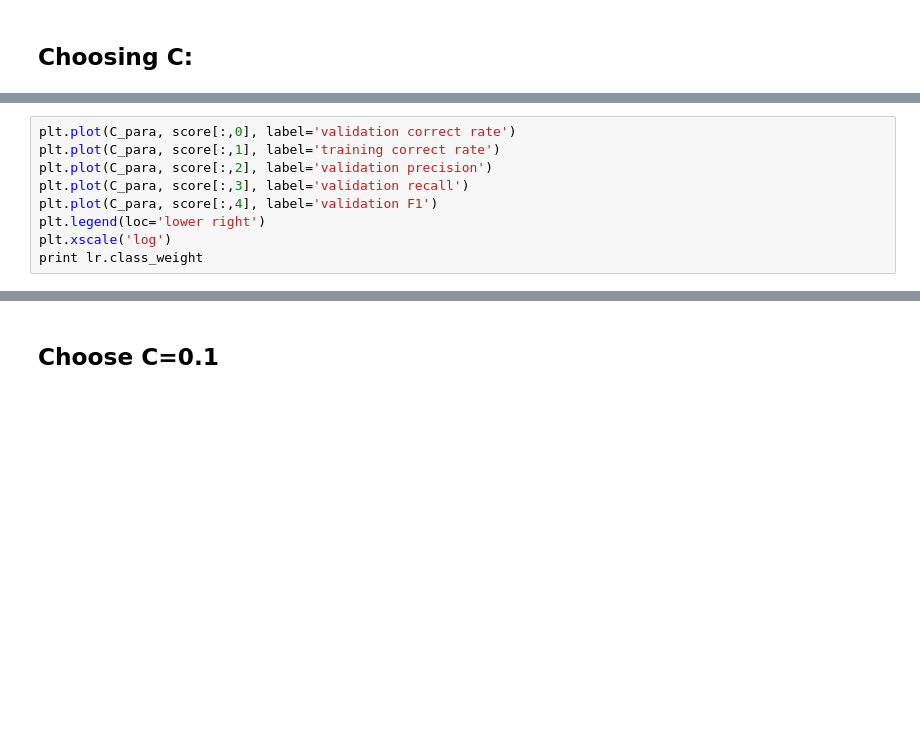
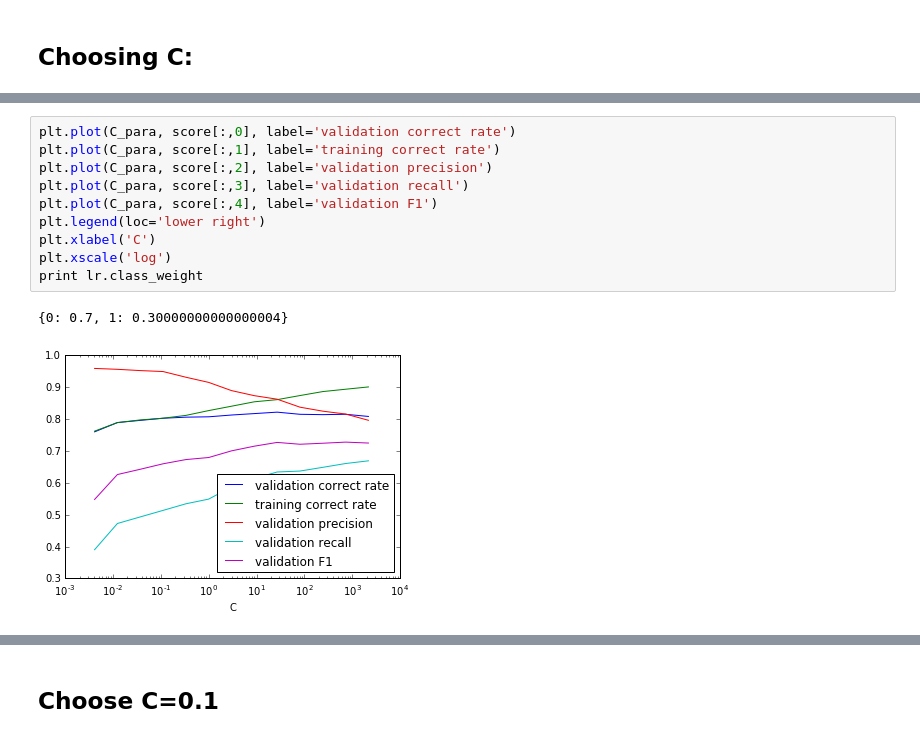
Before and after one commit to liufuyang/titanic, a Jupyter notebook: Fuyang_LR_0-1_5order_model-IT2-all-features.ipynb, the cells around one changed output, grey strips where cells are left out. Saved outputs shown, nothing was run; the diff lists cells and outputs as text; blank space fills up the shorter version.

```diff
--- a/Fuyang_LR_0-1_5order_model-IT2-all-features.ipynb
+++ b/Fuyang_LR_0-1_5order_model-IT2-all-features.ipynb
@@ -424,12 +479,16 @@ score = np.array(score)
 # %%
 plt.plot(C_para, score[:,0], label='validation correct rate')
 plt.plot(C_para, score[:,1], label='training correct rate')
 plt.plot(C_para, score[:,2], label='validation precision')
 plt.plot(C_para, score[:,3], label='validation recall')
 plt.plot(C_para, score[:,4], label='validation F1')
 plt.legend(loc='lower right')
+plt.xlabel('C')
 plt.xscale('log')
 print lr.class_weight
+# %% [output]
+{0: 0.7, 1: 0.30000000000000004}
+[figure, added]
 # %%
 n=3
 print C_para[n]
```
Also changed, not shown: parts of 10 cells of this notebook.
